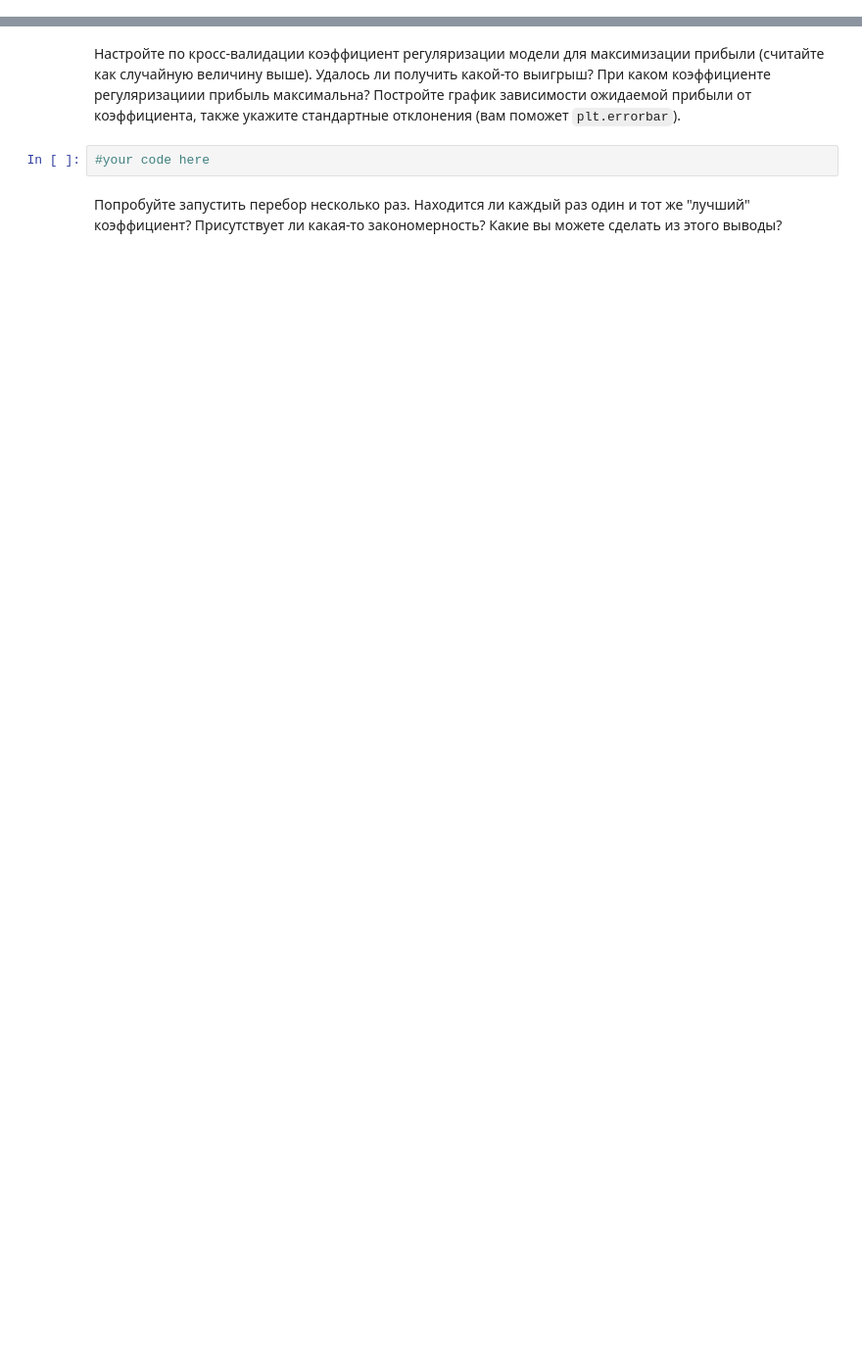
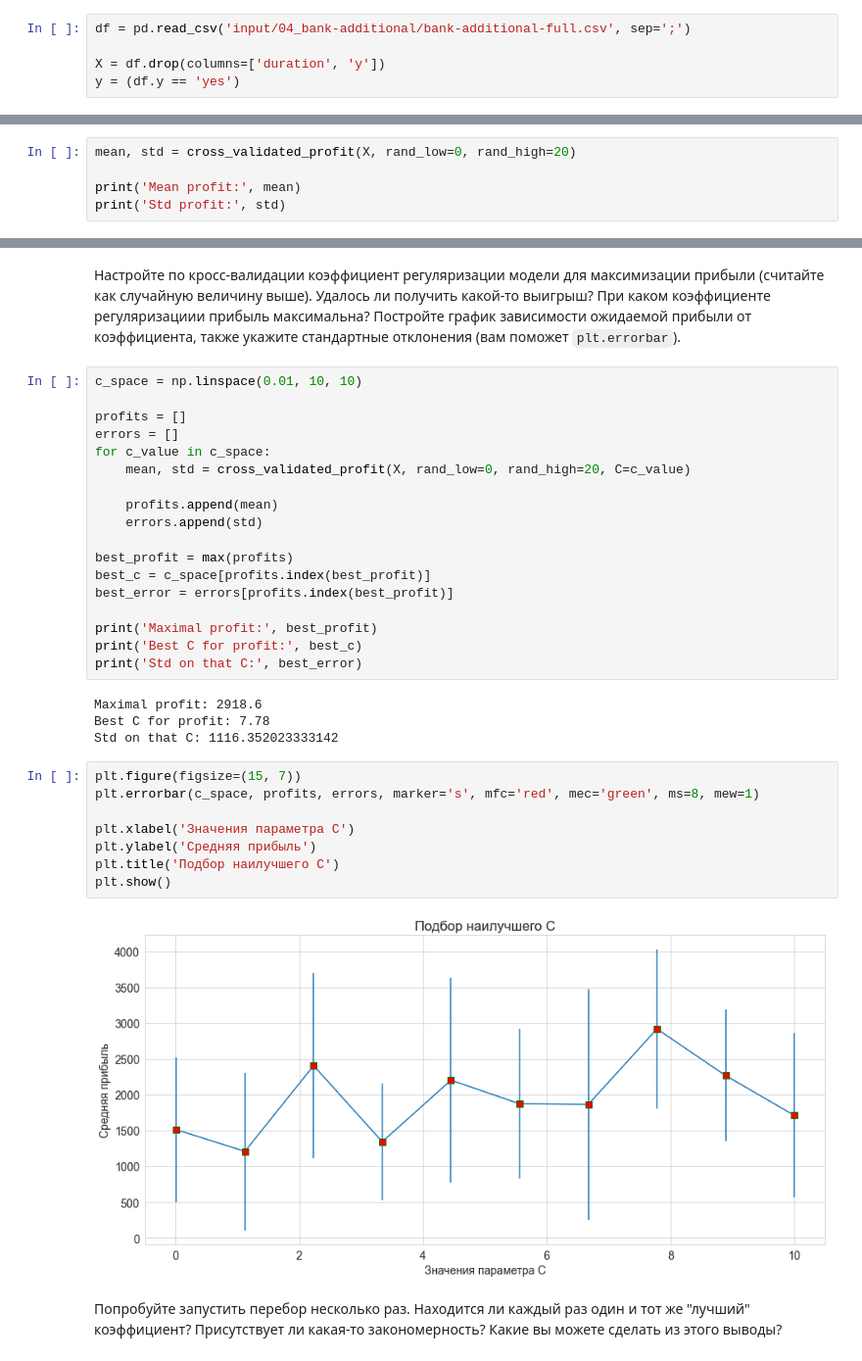
Before and after one commit to SciWake/Intermediate_education, a Jupyter notebook: Machine_learning/homeworks-practice/homework-practice-04-classification.ipynb, the cells around one changed output, grey strips where cells are left out. Shown at 98% size. Saved outputs shown, nothing was run; the diff lists cells and outputs as text; blank space fills up the shorter version.

```diff
--- a/Machine_learning/homeworks-practice/homework-practice-04-classification.ipynb
+++ b/Machine_learning/homeworks-practice/homework-practice-04-classification.ipynb
@@ -1108,0 +1364,5 @@ __Задание 11 (1 балл).__ Допустим, работники ваш
+# %%
+df = pd.read_csv('input/04_bank-additional/bank-additional-full.csv', sep=';')
+
+X = df.drop(columns=['duration', 'y'])
+y = (df.y == 'yes')
@@ -1112,0 +1406,5 @@ __Задание 11 (1 балл).__ Допустим, работники ваш
+# %%
+mean, std = cross_validated_profit(X, rand_low=0, rand_high=20)
+
+print('Mean profit:', mean)
+print('Std profit:', std)
@@ -1113,6 +1414,36 @@ __Задание 11 (1 балл).__ Допустим, работники ваш
 # %% [markdown]
 Настройте по кросс-валидации коэффициент регуляризации модели для максимизации прибыли (считайте как случайную величину выше). Удалось ли получить какой-то выигрыш? При каком коэффициенте регуляризациии прибыль максимальна? Постройте график зависимости ожидаемой прибыли от коэффициента, также укажите стандартные отклонения (вам поможет `plt.errorbar`).
-# %%
-#your code here
+# %%
+c_space = np.linspace(0.01, 10, 10)
+
+profits = []
+errors = []
+for c_value in c_space:
+    mean, std = cross_validated_profit(X, rand_low=0, rand_high=20, C=c_value)
+
+    profits.append(mean)
+    errors.append(std)
+
+best_profit = max(profits)
+best_c = c_space[profits.index(best_profit)]
+best_error = errors[profits.index(best_profit)]
+
+print('Maximal profit:', best_profit)
+print('Best C for profit:', best_c)
+print('Std on that C:', best_error)
+# %% [output]
+Maximal profit: 2918.6
+Best C for profit: 7.78
+Std on that C: 1116.352023333142
+# %%
+plt.figure(figsize=(15, 7))
+plt.errorbar(c_space, profits, errors, marker='s', mfc='red', mec='green', ms=8, mew=1)
+
+plt.xlabel('Значения параметра C')
+plt.ylabel('Средняя прибыль')
+plt.title('Подбор наилучшего C')
+plt.show()
+# %% [output]
+[figure, added]
 # %% [markdown]
 Попробуйте запустить перебор несколько раз. Находится ли каждый раз один и тот же "лучший" коэффициент? Присутствует ли какая-то закономерность? Какие вы можете сделать из этого выводы?
```
Also changed, not shown: parts of 121 cells of this notebook.
